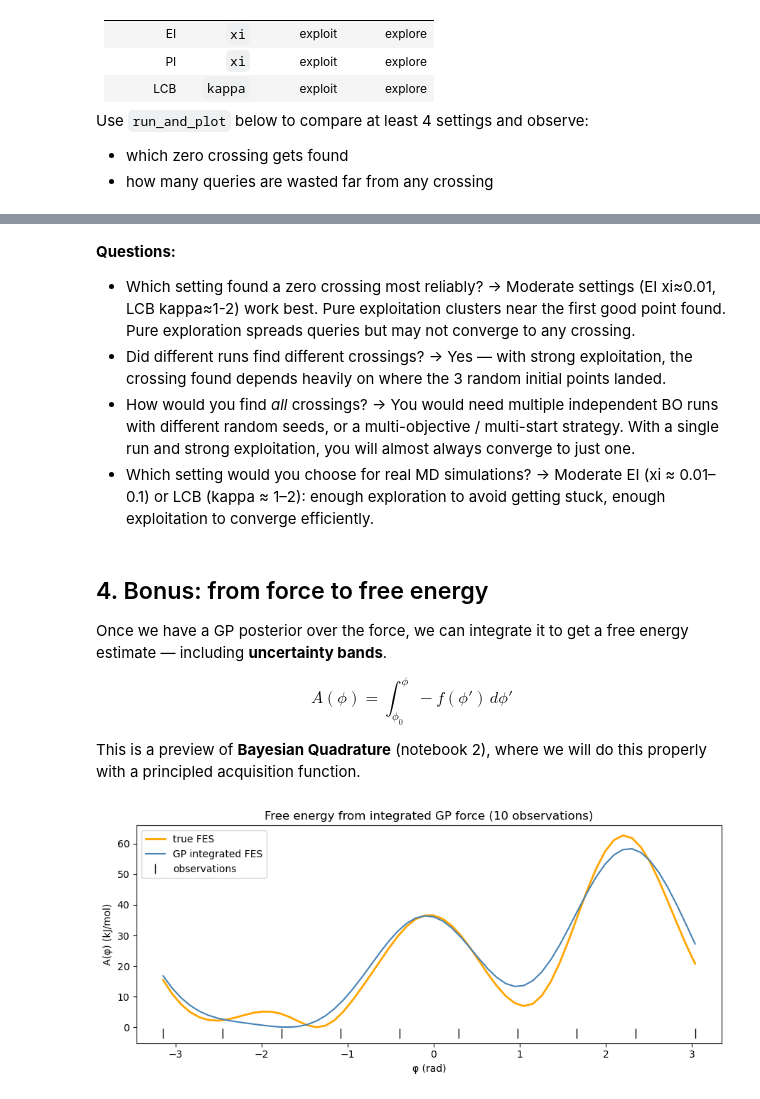
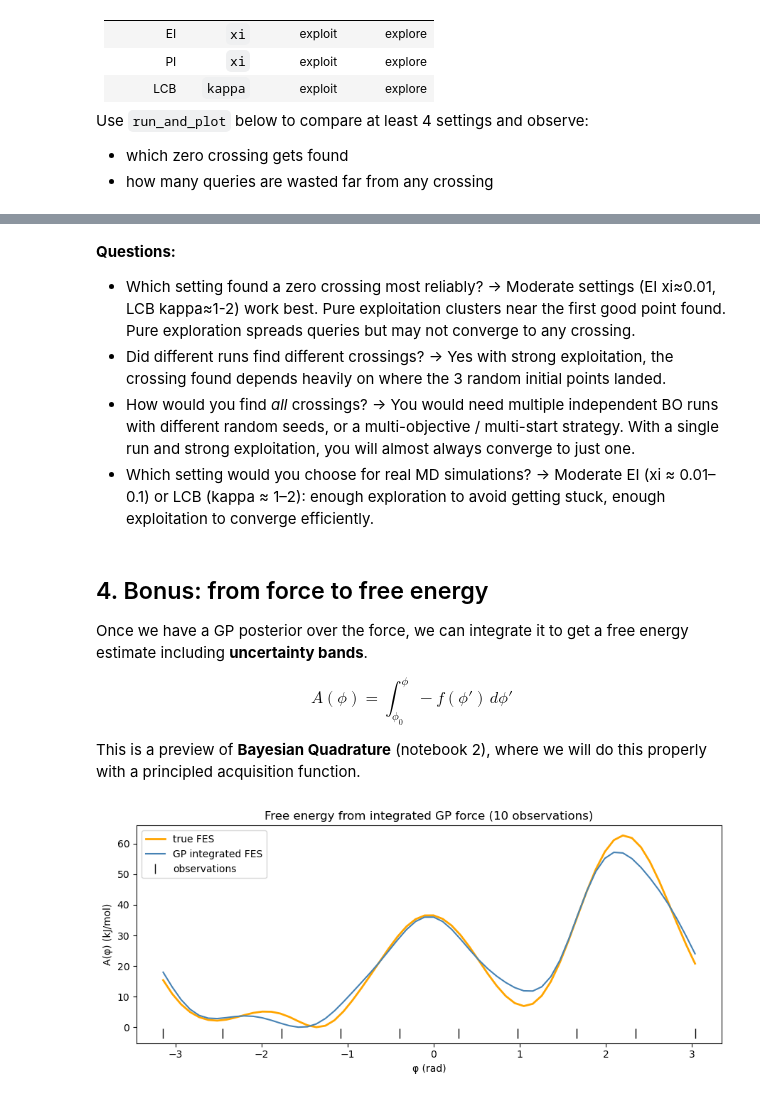
Before and after one commit to computational-chemistry-uva/BUQ, a Jupyter notebook: tutorials/01_bo_adipep_phi_solutions.ipynb, the cells around one changed output, grey strips where cells are left out. Cells and saved outputs as stored; diff of their text form; code cells hidden in the pictures.

```diff
--- a/tutorials/01_bo_adipep_phi_solutions.ipynb
+++ b/tutorials/01_bo_adipep_phi_solutions.ipynb
@@ -440,7 +439,7 @@ EI — exploration (xi=5): best φ = -1.388, |force| = 3.5147
     Pure exploitation clusters near the first good point found.
     Pure exploration spreads queries but may not converge to any crossing.
 - Did different runs find different crossings?
-  → Yes — with strong exploitation, the crossing found depends heavily
+  → Yes  with strong exploitation, the crossing found depends heavily
     on where the 3 random initial points landed.
 - How would you find *all* crossings?
   → You would need multiple independent BO runs with different random seeds,
@@ -453,7 +452,7 @@ EI — exploration (xi=5): best φ = -1.388, |force| = 3.5147
 ## 4. Bonus: from force to free energy
 
 Once we have a GP posterior over the force, we can integrate it to
-get a free energy estimate — including **uncertainty bands**.
+get a free energy estimate including **uncertainty bands**.
 
 $$A(\phi) = \int_{\phi_0}^{\phi}-f(\phi') \, d\phi'$$
 
@@ -463,34 +462,34 @@ will do this properly with a principled acquisition function.
 from scipy.integrate import cumulative_simpson
 
 # Use the GP from section 2 (refit with a good kernel on 10 points)
-kernel = ConstantKernel(50.0) * RBF(length_scale=1.0) + WhiteKernel(1.0)
+kernel = RBF(length_scale=0.3)
 gp_reg, X_obs, y_obs = fit_gp(n_points=10, kernel=kernel)
 
 y_pred, sigma = gp_reg.predict(phi.reshape(-1, 1), return_std=True)
 
 # Cumulative Simpson integration of the mean force
 fe_mean = cumulative_simpson(y_pred, x=phi, initial=0.0)
 
 # Shift to zero minimum
 fe_mean -= np.min(fe_mean)
 
 plt.figure(figsize=(9, 4))
 plt.plot(phi, fes,     color="orange",    linewidth=2, label="true FES")
 plt.plot(phi, fe_mean, color="steelblue",             label="GP integrated FES")
 
 plt.plot(
     X_obs,
     f(X_obs) * 0 + np.min(fes) - 2.0,
     "k|",
     markersize=10,
     label="observations",
 )
 plt.xlabel("φ (rad)")
 plt.ylabel("A(φ) (kJ/mol)")
 plt.title("Free energy from integrated GP force (10 observations)")
 plt.legend()
 plt.tight_layout()
 plt.show()
 # %% [output]
-[figure, old version]
+[figure, new version]
 # %% [markdown]
```
Also changed, not shown: parts of 12 cells of this notebook, 1 other file.
